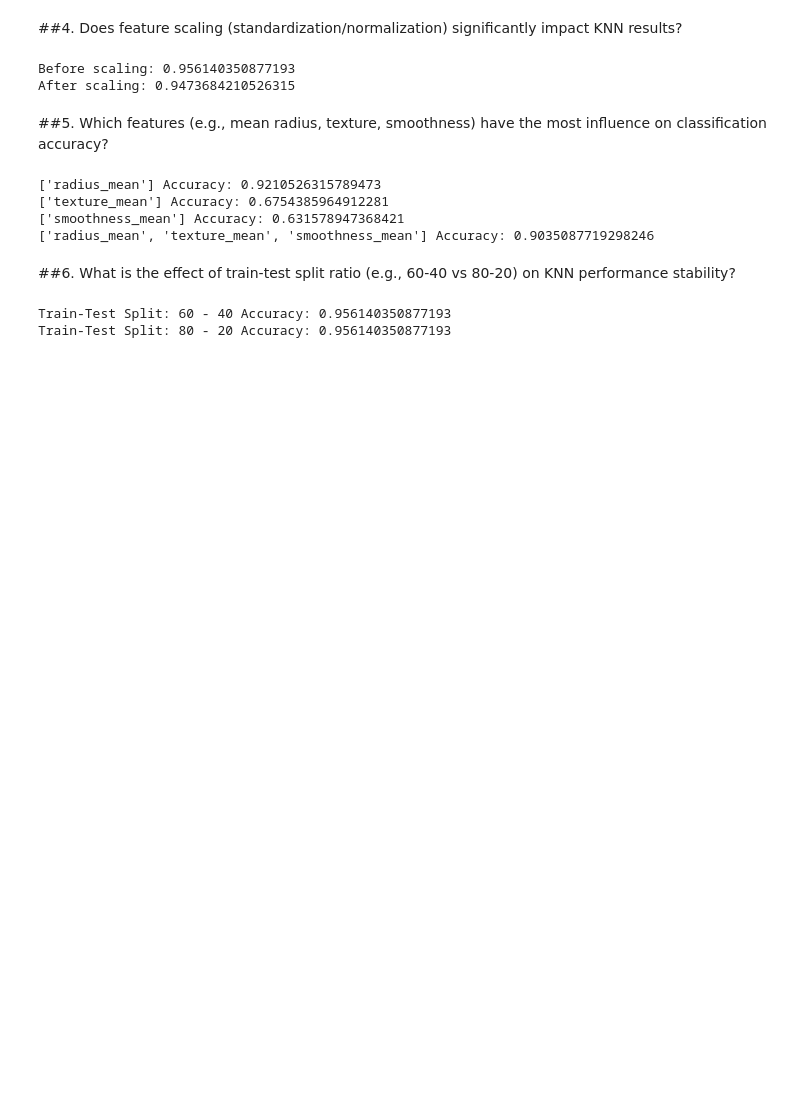
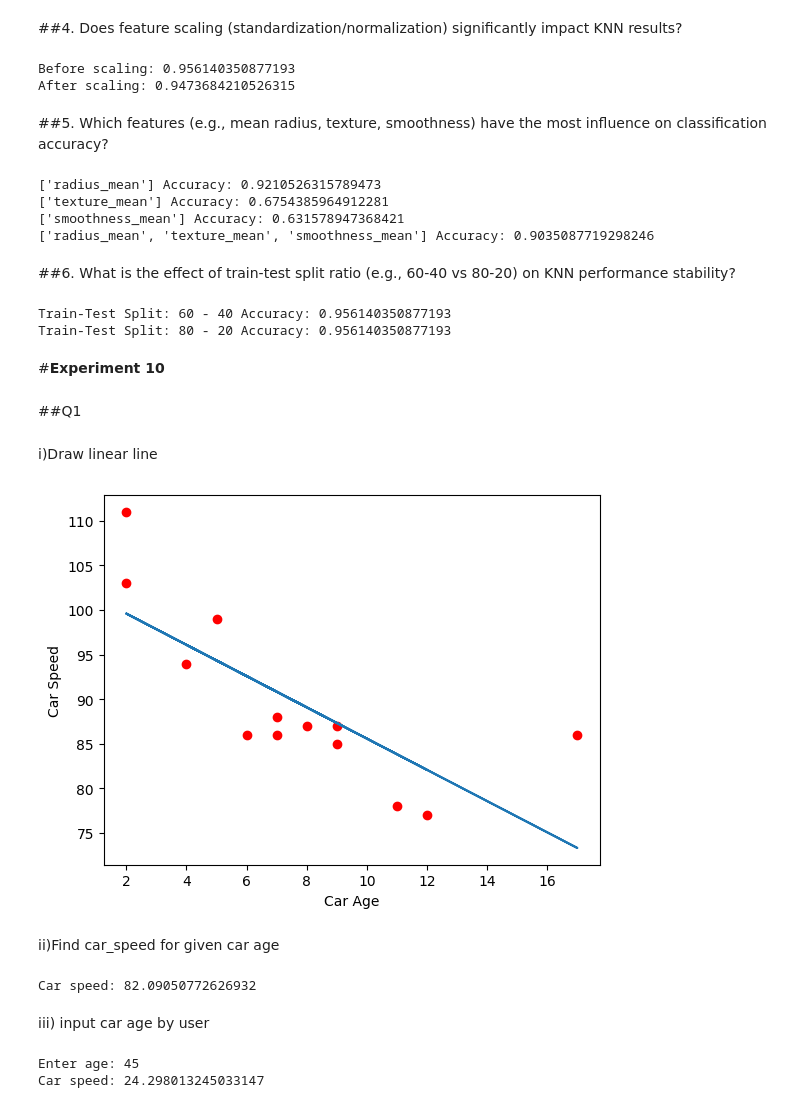
Before and after one commit to Gouri4666/MCA, a Jupyter notebook: sem3_lab/datascience/DataScience.ipynb, the cells around one changed output. Drawn from its saved outputs; the diff is of its cells as text; code cells hidden in the pictures; blank space fills up the shorter version.

```diff
--- a/sem3_lab/datascience/DataScience.ipynb
+++ b/sem3_lab/datascience/DataScience.ipynb
@@ -2663,3 +2663,41 @@ for ratio in [0.4, 0.2]:
 # %% [output]
 Train-Test Split: 60 - 40 Accuracy: 0.956140350877193
 Train-Test Split: 80 - 20 Accuracy: 0.956140350877193
+# %% [markdown]
+#**Experiment 10**
+# %% [markdown]
+##Q1
+# %% [markdown]
+i)Draw linear line
+# %%
+from sklearn.linear_model import LinearRegression
+import numpy as np
+import matplotlib.pyplot as plt
+car_age=np.array([5,7,8,7,2,17,2,9,4,11,12,9,6])
+car_speed=np.array([99,86,87,88,111,86,103,87,94,78,77,85,86])
+model=LinearRegression()
+model.fit(car_age.reshape(-1,1),car_speed)
+predict_car_speed = model.predict(car_age.reshape(-1, 1))
+plt.scatter(car_age, car_speed,color="red")
+plt.plot(car_age, predict_car_speed)
+plt.xlabel("Car Age")
+plt.ylabel("Car Speed")
+plt.show()
+# %% [output]
+[figure, added]
+# %% [markdown]
+ii)Find car_speed for given car age
+# %%
+speed = model.predict([[12]])
+print("Car speed:", speed[0])
+# %% [output]
+Car speed: 82.09050772626932
+# %% [markdown]
+iii) input car age by user
+# %%
+age=float(input("Enter age: "))
+speed = model.predict([[age]])
+print("Car speed:", speed[0])
+# %% [output]
+Enter age: 45
+Car speed: 24.298013245033147
```
Also changed, not shown: parts of 4 cells of this notebook.
